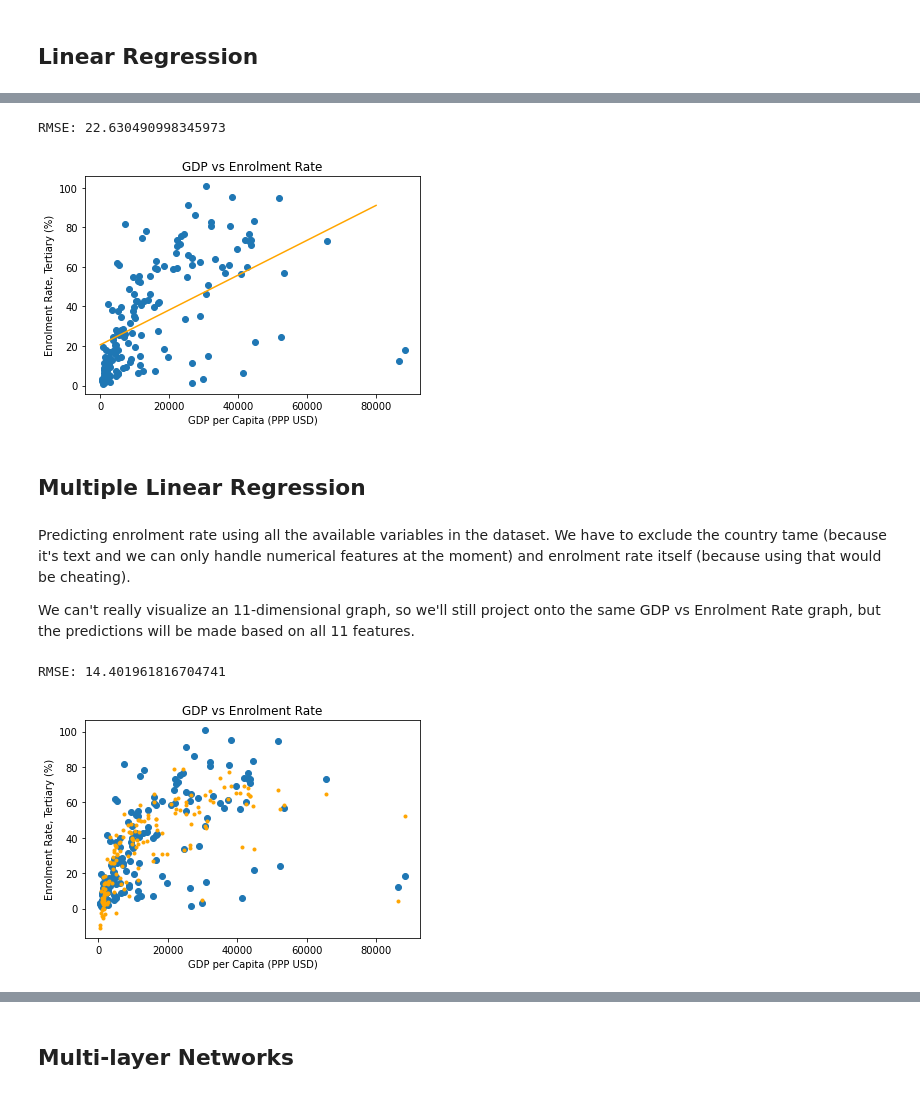
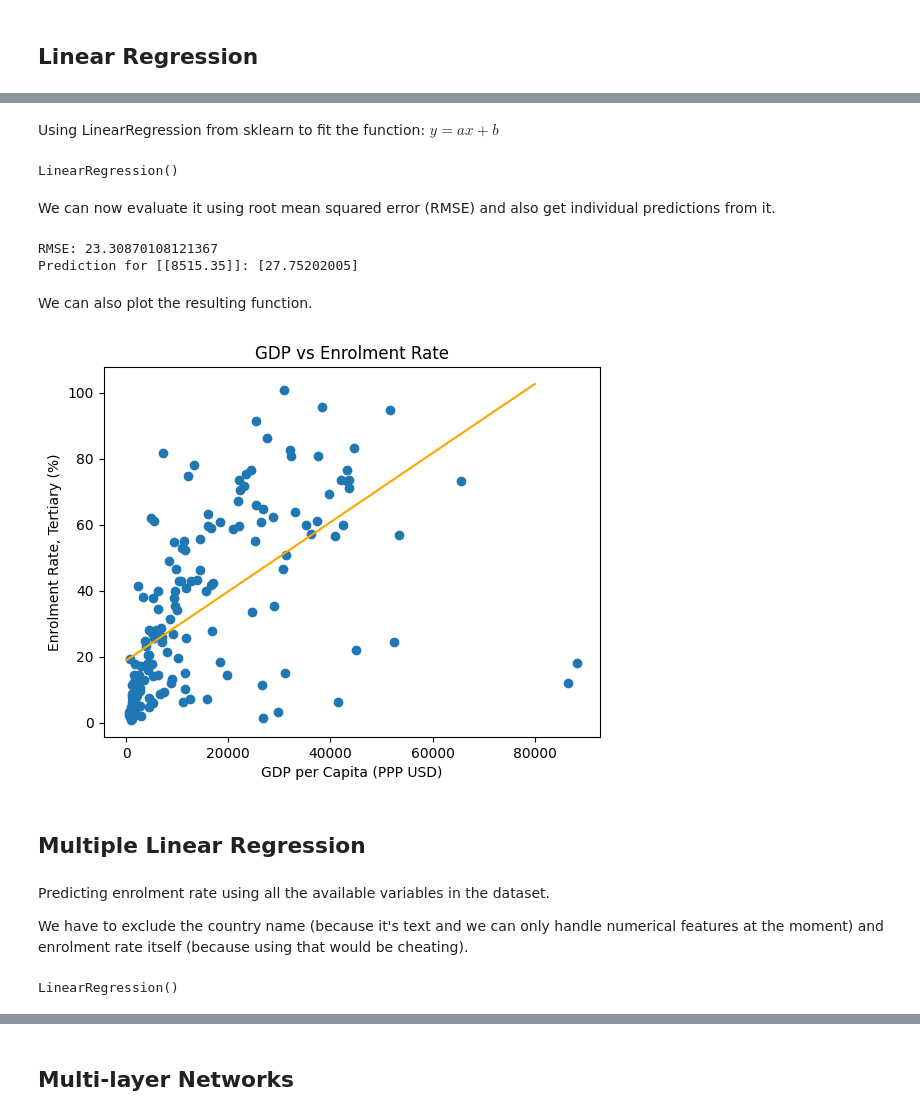
Before and after one commit to marekrei/ml-examples, a Jupyter notebook: ML_examples.ipynb, the cells around one changed output, grey strips where cells are left out. Drawn from its saved outputs; the diff is of its cells as text; code cells hidden in the pictures.

```diff
--- a/ML_examples.ipynb
+++ b/ML_examples.ipynb
@@ -26,0 +32,9 @@ data.head()
+# %%
+data = pd.read_csv('https://raw.githubusercontent.com/marekrei/ml-examples/main/data/country-stats.csv')
+
+X = data.copy().drop(["Country Name", "Enrolment Rate, Tertiary (%)"], axis=1)
+Y = data["Enrolment Rate, Tertiary (%)"]
+
+X_train, X_test, Y_train, Y_test = train_test_split(X, Y, test_size=0.2, random_state=42)
+
+data.head()
@@ -164,54 +50,51 @@ Using scikit-learn to calculate the analytical least squares solution:
+# %% [markdown]
+Using LinearRegression from sklearn to fit the function: $y = ax + b$
+# %%
+from sklearn.linear_model import LinearRegression
+
+X_train_single_feature = X_train["GDP per Capita (PPP USD)"].values.reshape(-1,1) # shaping input from a vector into a matrix
+X_test_single_feature = X_test["GDP per Capita (PPP USD)"].values.reshape(-1,1)
+
+model = LinearRegression(fit_intercept=True)
+model.fit(X_train_single_feature, Y_train)
+# %% [output]
+LinearRegression()
+# %% [markdown]
+We can now evaluate it using root mean squared error (RMSE) and also get individual predictions from it.
+# %%
+mse = np.square(Y_test - model.predict(X_test_single_feature)).mean()
+print("RMSE: " + str(np.sqrt(mse)))
+
+example_input = [[8515.35]] # expects a matrix
+example_output = model.predict(example_input)
+print("Prediction for " + str(example_input) + ": " + str(example_output))
+# %% [output]
+RMSE: 23.30870108121367
+Prediction for [[8515.35]]: [27.75202005]
+# %% [markdown]
+We can also plot the resulting function.
 # %%
-from sklearn.linear_model import LinearRegression
-
-model = LinearRegression(fit_intercept=True)
-X = data["GDP per Capita (PPP USD)"].values.reshape(-1,1)
-Y = data["Enrolment Rate, Tertiary (%)"]
-model.fit(X, Y)
-
-mse = np.square(Y - model.predict(X)).mean()
-print("RMSE: " + str(np.sqrt(mse)))
-
 plt.scatter(data["GDP per Capita (PPP USD)"],
             data["Enrolment Rate, Tertiary (%)"])
 plt.title('GDP vs Enrolment Rate')
 plt.xlabel("GDP per Capita (PPP USD)")
 plt.ylabel("Enrolment Rate, Tertiary (%)")
 
 x_sample = np.linspace(0, 80000, 100)
 plt.plot(x_sample,
          model.predict(x_sample.reshape(-1,1)),
          color='orange')
 plt.show()
 # %% [output]
-RMSE: 22.630490998345973
-[figure, old version]
+[figure, new version]
 # %% [markdown]
 ## Multiple Linear Regression
 # %% [markdown]
 Predicting enrolment rate using all the available variables in the dataset.
-We have to exclude the country tame (because it's text and we can only handle numerical features at the moment) and enrolment rate itself (because using that would be cheating).
 
-We can't really visualize an 11-dimensional graph, so we'll still project onto the same GDP vs Enrolment Rate graph, but the predictions will be made based on all 11 features.
+We have to exclude the country name (because it's text and we can only handle numerical features at the moment) and enrolment rate itself (because using that would be cheating).
-# %%
-model = LinearRegression(fit_intercept=True)
-X = data.copy().drop(["Country Name", "Enrolment Rate, Tertiary (%)"], axis=1)
-Y = data["Enrolment Rate, Tertiary (%)"]
-
-model.fit(X, Y)
-
-mse = np.square(Y - model.predict(X)).mean()
-print("RMSE: " + str(np.sqrt(mse)))
-
-plt.scatter(data["GDP per Capita (PPP USD)"],
-            data["Enrolment Rate, Tertiary (%)"])
-plt.title('GDP vs Enrolment Rate')
-plt.xlabel("GDP per Capita (PPP USD)")
-plt.ylabel("Enrolment Rate, Tertiary (%)")
-
-x_pred = data["GDP per Capita (PPP USD)"]
-plt.plot(x_pred, model.predict(X), '.', color='orange')
-plt.show()
-# %% [output]
-RMSE: 14.401961816704741
-[figure, removed]
+# %%
+model = LinearRegression(fit_intercept=True)
+model.fit(X_train, Y_train)
+# %% [output]
+LinearRegression()
```
Also changed, not shown: parts of 25 cells of this notebook.
